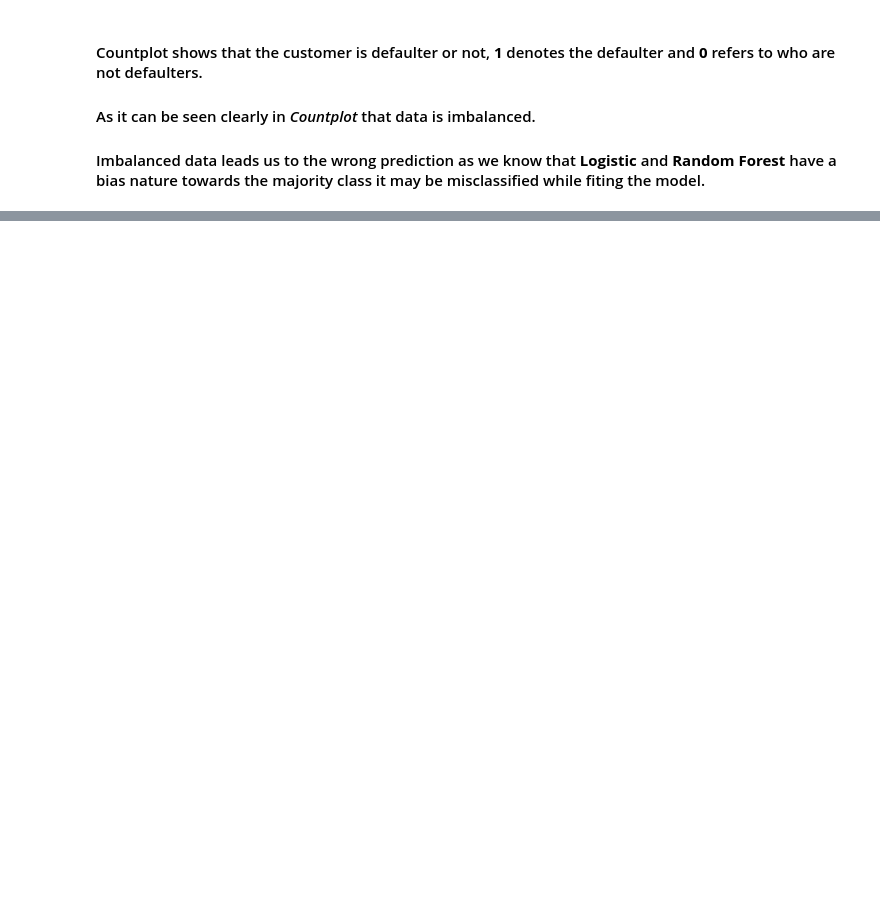
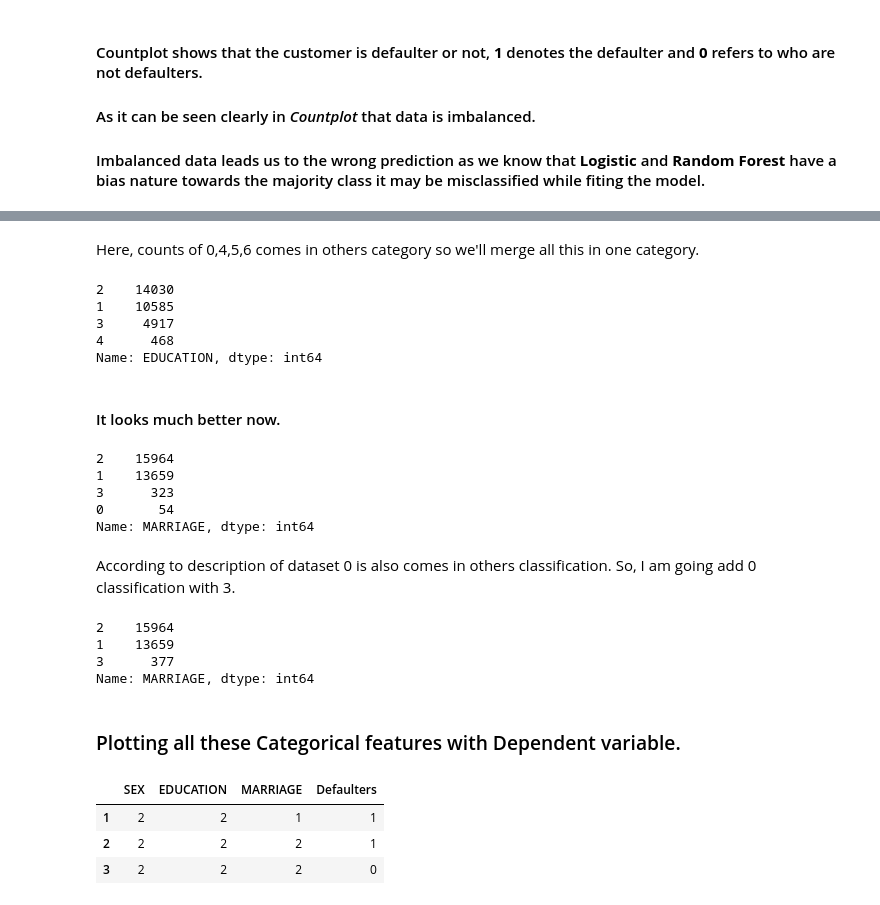
Before and after one commit to Mdanish2020/Credit_card_default_prediction, a Jupyter notebook: ML_Capstone(Classification)Credit_Card_Default_Prediction.ipynb, the cells around one changed output, grey strips where cells are left out. Saved outputs shown, nothing was run; the diff lists cells and outputs as text; code cells hidden in the pictures; blank space fills up the shorter version.

```diff
--- a/ML_Capstone(Classification)Credit_Card_Default_Prediction.ipynb
+++ b/ML_Capstone(Classification)Credit_Card_Default_Prediction.ipynb
@@ -185,0 +209,49 @@ Text(0.5, 1.0, 'Countplot for defaulter')
+# %% [markdown]
+Here, counts of 0,4,5,6 comes in others category so we'll merge all this in one category.
+# %%
+# Converting Education feature into 4 possible classes
+fil = ((cred_df['EDUCATION'] == 0) | (cred_df['EDUCATION'] >= 5))
+cred_df.loc[fil, 'EDUCATION'] = 4
+cred_df['EDUCATION'].value_counts()
+# %% [output]
+2    14030
+1    10585
+3     4917
+4      468
+Name: EDUCATION, dtype: int64
+# %% [markdown]
+#### It looks much better now.
+# %%
+# Marriage
+cred_df['MARRIAGE'].value_counts()
+# %% [output]
+2    15964
+1    13659
+3      323
+0       54
+Name: MARRIAGE, dtype: int64
+# %% [markdown]
+According to description of dataset 0 is also comes in others classification. So, I am going add 0 classification with 3.
+# %%
+# Converting Marriage feature into 3 ossible classifiation
+fil_1 = cred_df['MARRIAGE'] == 0
+cred_df.loc[fil_1, 'MARRIAGE'] = 3
+cred_df['MARRIAGE'].value_counts()
+# %% [output]
+2    15964
+1    13659
+3      377
+Name: MARRIAGE, dtype: int64
+# %% [markdown]
+### Plotting all these Categorical features with Dependent variable.
+# %%
+categorical_features = ['SEX','EDUCATION','MARRIAGE']
+# Creating a dataframe
+df_cat = cred_df[categorical_features]
+df_cat['Defaulters'] = cred_df['Default_Payments']
+df_cat.head(3)
+# %% [output]
+|  | SEX | EDUCATION | MARRIAGE | Defaulters |
+| 1 | 2 | 2 | 1 | 1 |
+| 2 | 2 | 2 | 2 | 1 |
+| 3 | 2 | 2 | 2 | 0 |
```
Also changed, not shown: parts of 14 cells of this notebook.
